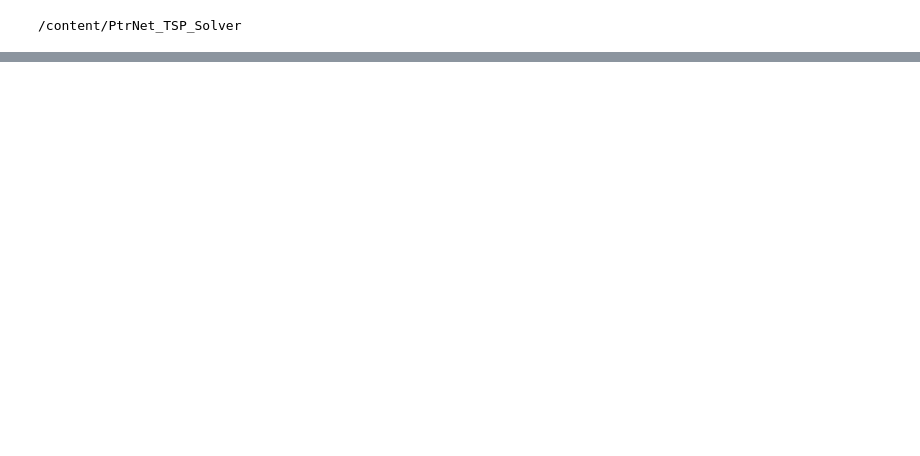
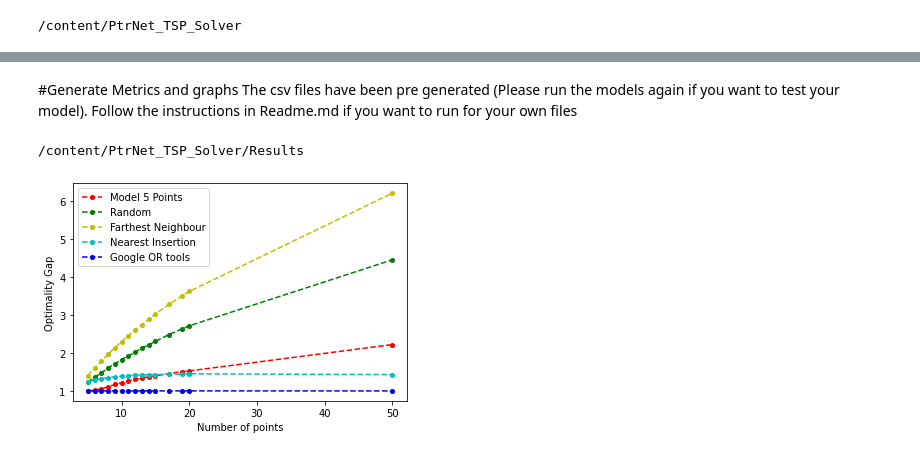
Before and after one commit to aditya140/PtrNet_TSP_Solver, a Jupyter notebook: TSP_train.ipynb, the cells around one changed output, grey strips where cells are left out. Cells and saved outputs as stored; diff of their text form; code cells hidden in the pictures; blank space fills up the shorter version.

```diff
--- a/TSP_train.ipynb
+++ b/TSP_train.ipynb
@@ -34,0 +61,8 @@ cd PtrNet_TSP_Solver/
+# %% [markdown]
+#Generate Metrics and graphs
+The csv files have been pre generated (Please run the models again if you want to test your model).
+Follow the instructions in Readme.md if you want to run for your own files
+# %%
+cd Results
+# %% [output]
+/content/PtrNet_TSP_Solver/Results
@@ -34,0 +72,43 @@ cd PtrNet_TSP_Solver/
+# %%
+import glob
+files=glob.glob(f"./model_{model_type}*")
+import pandas as pd
+def clean(x):
+    if x<1:
+        x=1
+    return x
+df={}
+for file in files:
+    num_points=int(file.split(".")[-2].split('_')[-1][3:])
+    df[num_points]=pd.read_csv(file)
+    df[num_points]["Model"]=df[num_points]["Model"].apply(clean)
+# %%
+x_ax=[]
+model=[]
+random=[]
+farthest_neighbour=[]
+nearest_insertion=[]
+nearest_neighbour=[]
+gor=[]
+for n in sorted(df.keys()):
+    x_ax.append(n)
+    model.append(df[n].mean()["Model"])
+    random.append(df[n].mean()["random"])
+    farthest_neighbour.append(df[n].mean()["Farthest Neighbour"])
+    nearest_insertion.append(df[n].mean()["Nearest insertion"])
+    # nearest_neighbour.append(df[n].mean()["Nearest Neighbour"])
+    gor.append(df[n].mean()["Google OR"])
+# %%
+import matplotlib.pyplot as plt
+plt.plot(x_ax,model ,'-r',markersize=4, linestyle='--', marker='o',label=f'Model {model_type} Points')
+plt.plot(x_ax,random,'-g',markersize=4, linestyle='--', marker='o',label='Random')
+plt.plot(x_ax,farthest_neighbour,'-y',markersize=4, linestyle='--', marker='o',label='Farthest Neighbour')
+plt.plot(x_ax,nearest_insertion,'-c',markersize=4, linestyle='--', marker='o',label='Nearest Insertion')
+# plt.plot(x_ax,nearest_neighbour,'-c',markersize=4, linestyle='--', marker='o',label='Nearest Insertion')
+plt.plot(x_ax,gor,'-b',markersize=4, linestyle='--', marker='o',label='Google OR tools')
+plt.legend()
+plt.ylabel('Optimality Gap')
+plt.xlabel('Number of points')
+plt.show()
+# %% [output]
+[figure, added]
```
Also changed, not shown: parts of 8 cells of this notebook.
